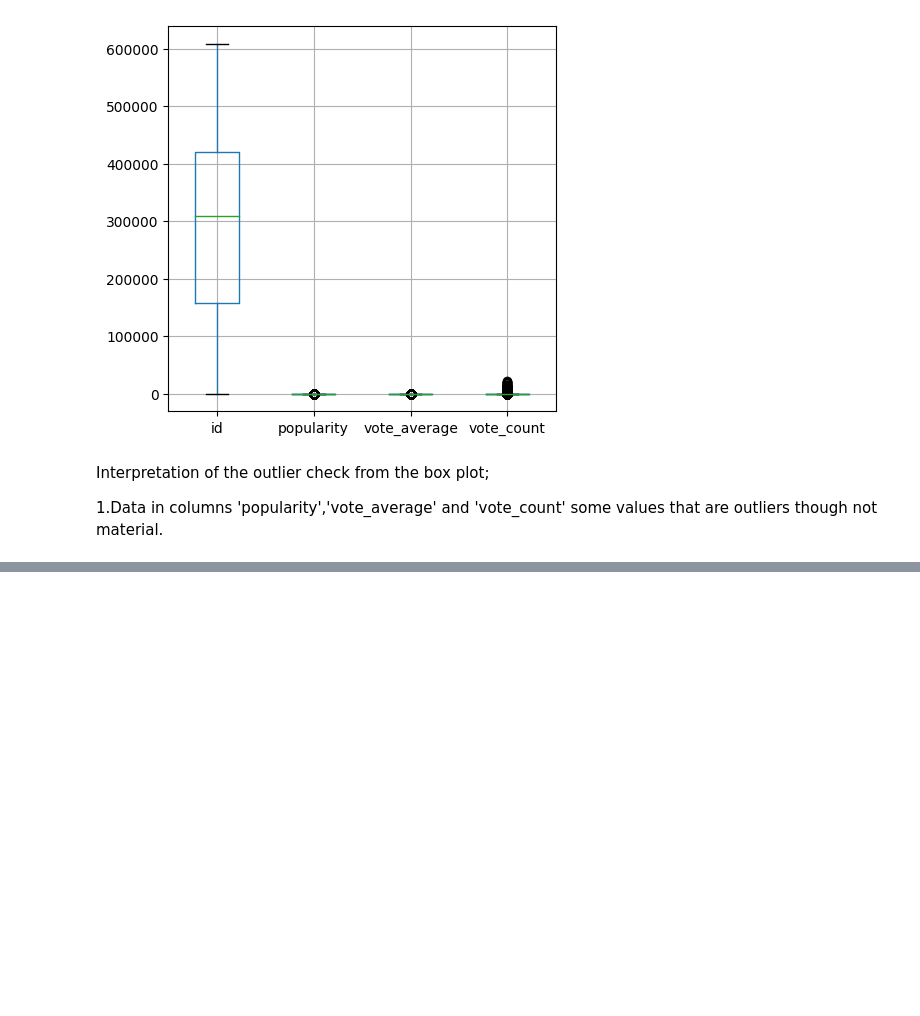
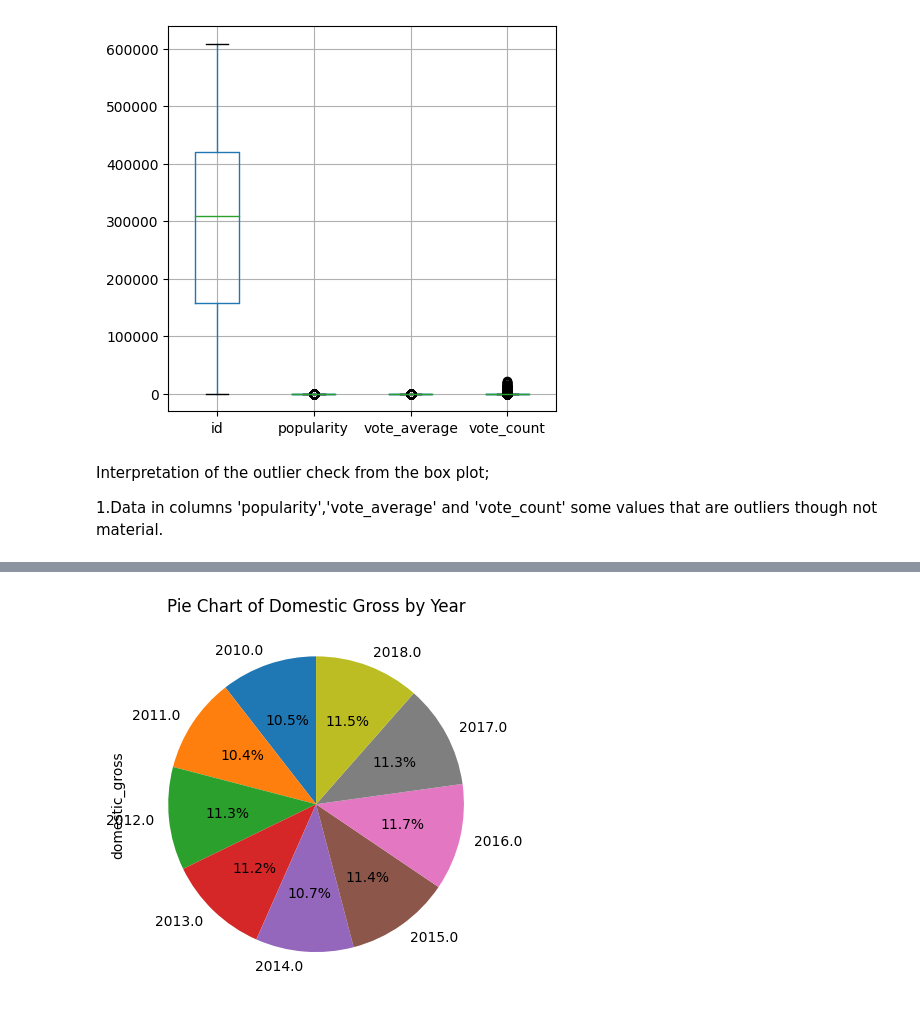
Before and after one commit to learn-co-curriculum/dsc-data-serialization-lab, a Jupyter notebook: Copy_of_Phase_1_Project_Sgathai_PRT3_Noah_Kandie.ipynb, the cells around one changed output, grey strips where cells are left out. Saved outputs shown, nothing was run; the diff lists cells and outputs as text; code cells hidden in the pictures; blank space fills up the shorter version.

```diff
--- a/Copy_of_Phase_1_Project_Sgathai_PRT3_Noah_Kandie.ipynb
+++ b/Copy_of_Phase_1_Project_Sgathai_PRT3_Noah_Kandie.ipynb
@@ -725,0 +924,6 @@ Interpretation of the outlier check from the box plot;
+# %%
+domestic_gross_by_year = merged_df.groupby('year')['domestic_gross'].sum()
+domestic_gross_by_year.plot(kind='pie', autopct='%1.1f%%', startangle=90, title='Pie Chart of Domestic Gross by Year')
+plt.show()
+# %% [output]
+[figure, added]
```
Also changed, not shown: parts of 30 cells of this notebook.
